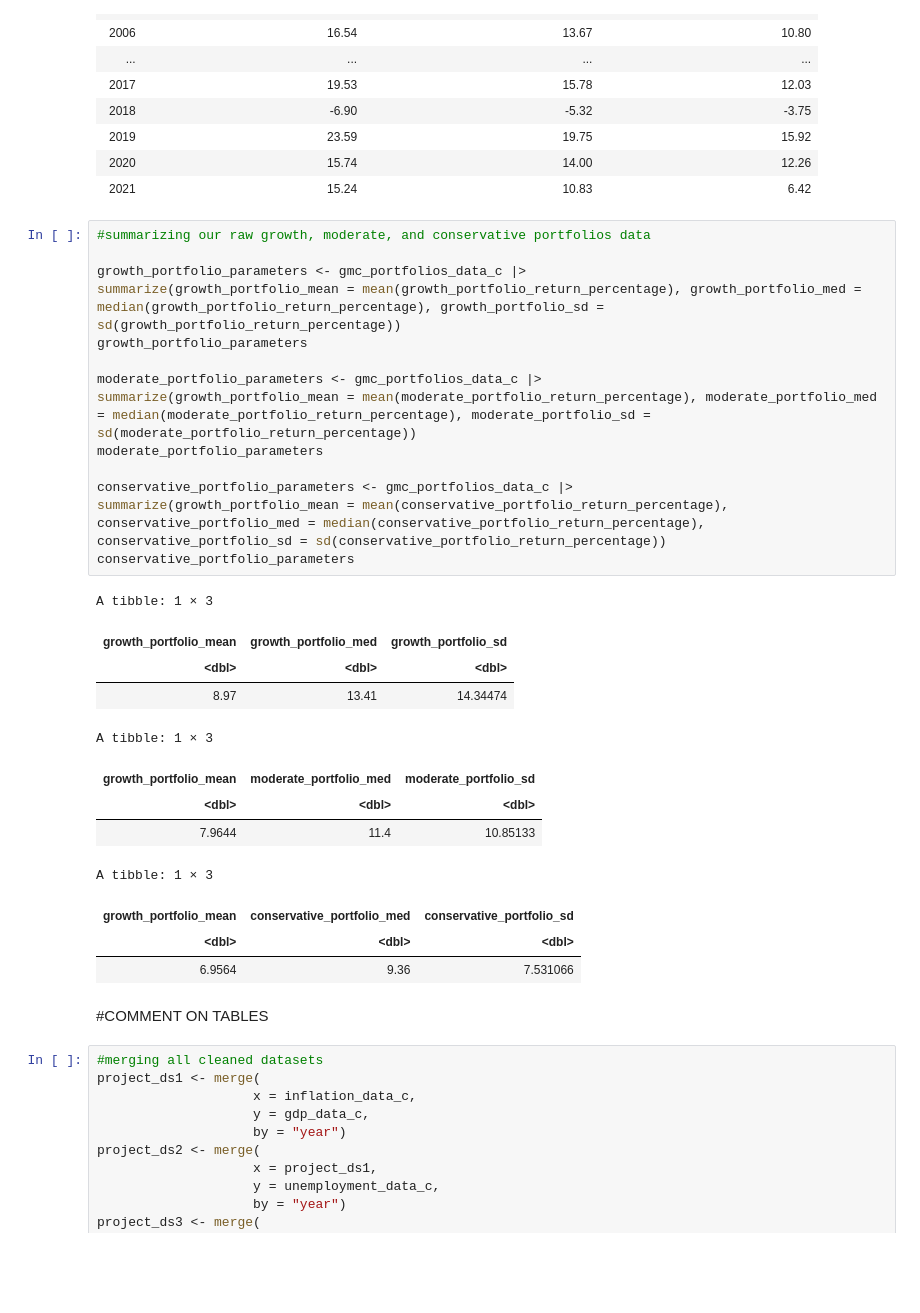
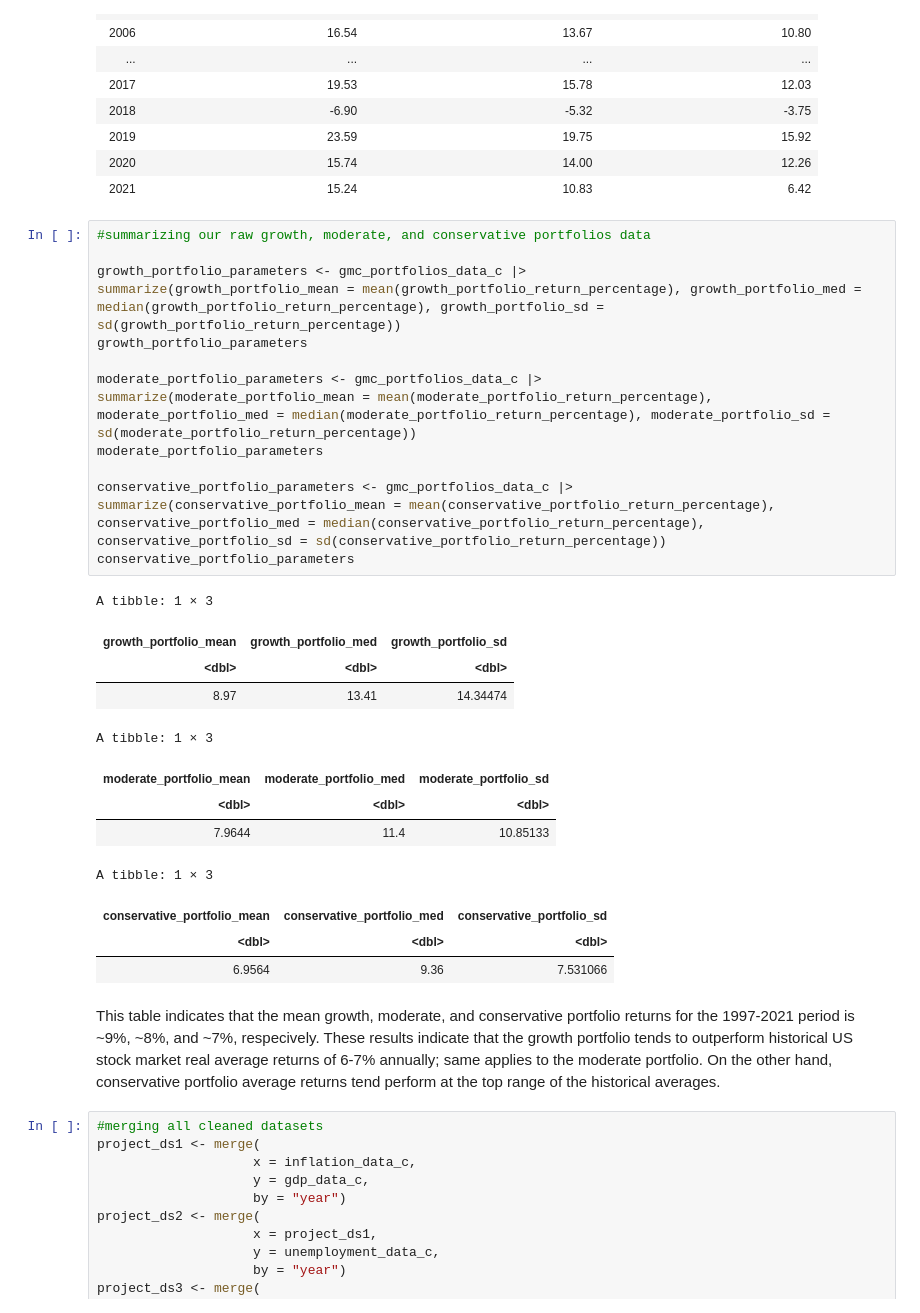
Before and after one commit to Arioniums/DSCI_100_125, a Jupyter notebook: project_group_125.ipynb, the cells around one changed output. Drawn from its saved outputs; the diff is of its cells as text; blank space fills up the shorter version.

```diff
--- a/project_proposal_group_125.ipynb
+++ b/project_group_125.ipynb
@@ -409,32 +409,32 @@ A tibble: 25 × 4
 # %%
 #summarizing our raw growth, moderate, and conservative portfolios data
 
 growth_portfolio_parameters <- gmc_portfolios_data_c |>
 summarize(growth_portfolio_mean = mean(growth_portfolio_return_percentage), growth_portfolio_med = median(growth_portfolio_return_percentage), growth_portfolio_sd = sd(growth_portfolio_return_percentage))
 growth_portfolio_parameters
 
 moderate_portfolio_parameters <- gmc_portfolios_data_c |>
-summarize(growth_portfolio_mean = mean(moderate_portfolio_return_percentage), moderate_portfolio_med = median(moderate_portfolio_return_percentage), moderate_portfolio_sd = sd(moderate_portfolio_return_percentage))
+summarize(moderate_portfolio_mean = mean(moderate_portfolio_return_percentage), moderate_portfolio_med = median(moderate_portfolio_return_percentage), moderate_portfolio_sd = sd(moderate_portfolio_return_percentage))
 moderate_portfolio_parameters
 
 conservative_portfolio_parameters <- gmc_portfolios_data_c |>
-summarize(growth_portfolio_mean = mean(conservative_portfolio_return_percentage), conservative_portfolio_med = median(conservative_portfolio_return_percentage), conservative_portfolio_sd = sd(conservative_portfolio_return_percentage))
+summarize(conservative_portfolio_mean = mean(conservative_portfolio_return_percentage), conservative_portfolio_med = median(conservative_portfolio_return_percentage), conservative_portfolio_sd = sd(conservative_portfolio_return_percentage))
 conservative_portfolio_parameters
 # %% [output]
 A tibble: 1 × 3
 | growth_portfolio_mean | growth_portfolio_med | growth_portfolio_sd |
 | <dbl> | <dbl> | <dbl> |
 | 8.97 | 13.41 | 14.34474 |
 A tibble: 1 × 3
-| growth_portfolio_mean | moderate_portfolio_med | moderate_portfolio_sd |
+| moderate_portfolio_mean | moderate_portfolio_med | moderate_portfolio_sd |
 | <dbl> | <dbl> | <dbl> |
 | 7.9644 | 11.4 | 10.85133 |
 A tibble: 1 × 3
-| growth_portfolio_mean | conservative_portfolio_med | conservative_portfolio_sd |
+| conservative_portfolio_mean | conservative_portfolio_med | conservative_portfolio_sd |
 | <dbl> | <dbl> | <dbl> |
 | 6.9564 | 9.36 | 7.531066 |
 # %% [markdown]
-#COMMENT ON TABLES
+This table indicates that the mean growth, moderate, and conservative portfolio returns for the 1997-2021 period is ~9%, ~8%, and ~7%, respecively. These results indicate that the growth portfolio tends to outperform historical US stock market real average returns of 6-7% annually; same applies to the moderate portfolio. On the other hand, conservative portfolio average returns tend perform at the top range of the historical averages.
 # %%
 #merging all cleaned datasets
 project_ds1 <- merge(
```
Also changed, not shown: parts of 4 cells of this notebook, 4 other files.
